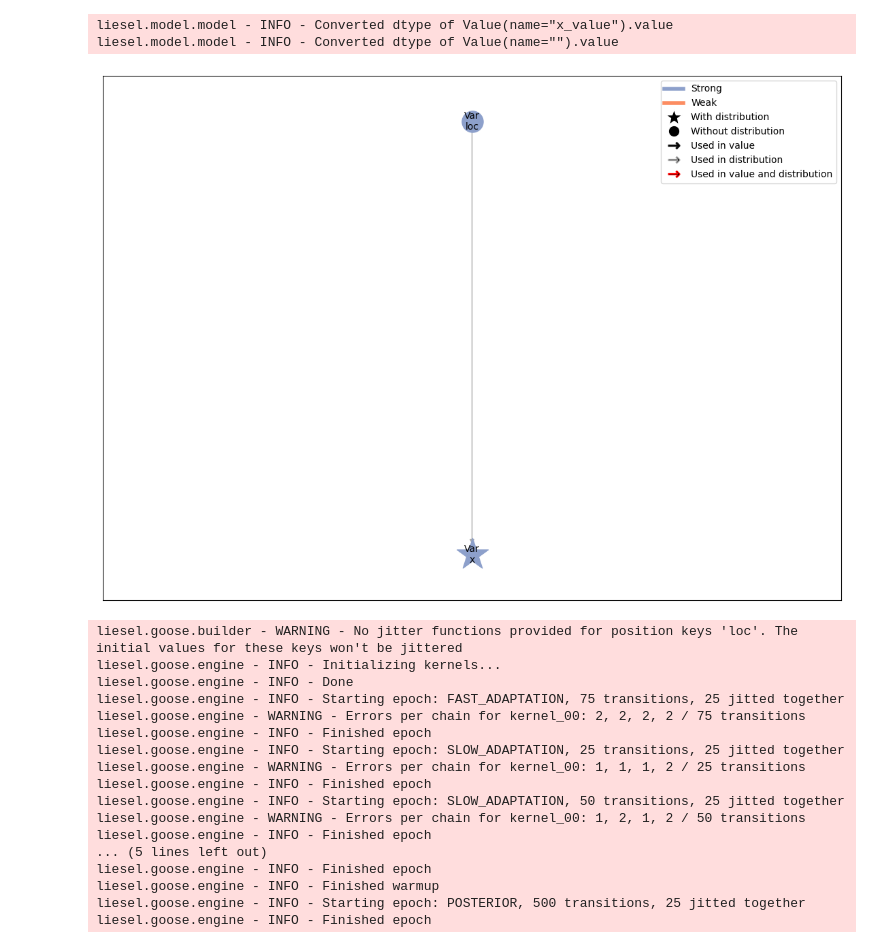
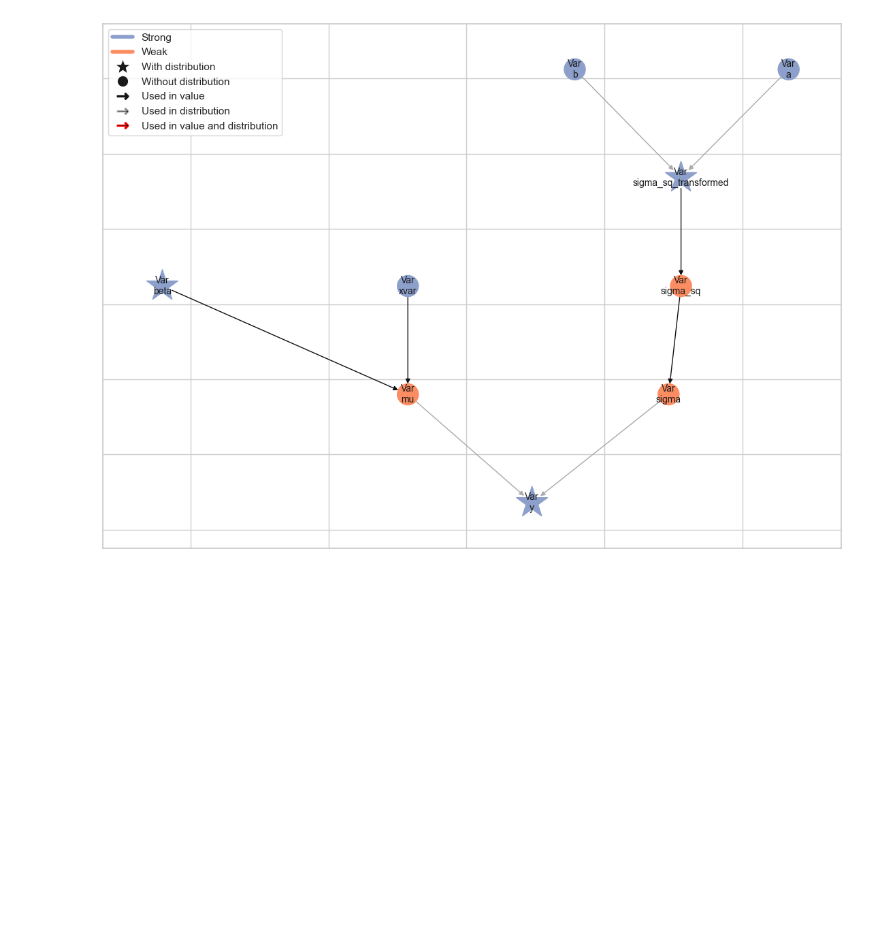
Before and after one commit to liesel-devs/statistics-retreat-2025, a Jupyter notebook: notebooks/surv_Jinbo.ipynb, the cells around one changed output. Drawn from its saved outputs; the diff is of its cells as text; code cells hidden in the pictures; blank space fills up the shorter version.

```diff
--- a/notebooks/surv_Jinbo.ipynb
+++ b/notebooks/surv_Jinbo.ipynb
@@ -51,0 +31,12 @@ plt.grid(alpha=0.3); plt.legend(); plt.tight_layout(); plt.show()
+# %%
+# Create a single indicator for censored data
+censoring_indicator = tfd.Bernoulli(probs=0.20).sample(nobs, seed=k3)
+u_lower = tfd.Uniform(low=log_y.min() - 1.0, high=log_y).sample(seed=k4)
+
+lower_bound = jnp.full_like(log_y, jnp.nan)
+upper_bound = jnp.full_like(log_y, jnp.nan)
+
+lower_bound = jnp.where(censoring_indicator == 1, u_lower, lower_bound)
+log_y_censored = jnp.where(censoring_indicator == 1, lower_bound, log_y)
+
+log_y_obs = jnp.concatenate([log_y_censored[:, None], x[:, None], lower_bound[:, None], upper_bound[:, None], censoring_indicator[:, None]], axis=1)
@@ -98,38 +177,36 @@ class RightCensoredNormal(tfd.Distribution):
 # %%
 import liesel.model as lsl
 import liesel.goose as gs
+import tensorflow_probability.substrates.jax.bijectors as tfb
 
-loc = lsl.Var.new_param(0.0, name="loc", inference=gs.MCMCSpec(gs.NUTSKernel))
-dist = lsl.Dist(RightCensoredNormal, loc=loc, scale=1.0, is_censored=is_cen)
+beta_prior = lsl.Dist(tfd.Normal, loc=0.0, scale=100.0)
+beta = lsl.Var.new_param(
+    value=jnp.array([0.0, 0.0]),
+    distribution=beta_prior,
+    name="beta",
+    inference=gs.MCMCSpec(gs.NUTSKernel)
+)
 
-xvar = lsl.Var.new_obs(x, dist, name="x")
-model = lsl.Model([xvar])
+X_mat = np.column_stack([jnp.ones(nobs), x])
+xvar = lsl.Var.new_obs(X_mat, name="xvar")
+mu = lsl.Var.new_calc(jnp.dot, xvar, beta, name="mu")
+
+a = lsl.Var.new_param(0.01, name="a")
+b = lsl.Var.new_param(0.01, name="b")
+sigma_sq_prior = lsl.Dist(tfd.InverseGamma, concentration=a, scale=b)
+sigma_sq = lsl.Var.new_param(value=10.0, distribution=sigma_sq_prior, name="sigma_sq")
+sigma_sq.transform(tfb.Exp(), inference=gs.MCMCSpec(gs.NUTSKernel))
+sigma = lsl.Var.new_calc(jnp.sqrt, sigma_sq, name="sigma").update()
+
+#loc = lsl.Var.new_param(mu, name="loc", inference=gs.MCMCSpec(gs.NUTSKernel))
+dist = lsl.Dist(RightCensoredNormal, loc=mu, scale=sigma, is_censored=log_y_obs[:, 4])
+
+#xvar = lsl.Var.new_obs(x, dist, name="x")
+
+#y_dist = lsl.Dist(dist=dist, loc=mu, scale=1.0)
+y = lsl.Var.new_obs(log_y_obs[:, 0], distribution=dist, name="y")
+
+model = lsl.Model([y])
 model.plot_vars()
-
-eb = gs.LieselMCMC(model).get_engine_builder(seed=1, num_chains=4)
-eb.set_duration(warmup_duration=300, posterior_duration=500)
-engine = eb.build()
-engine.sample_all_epochs()
-
-result = engine.get_results()
 # %% [output]
-liesel.model.model - INFO - Converted dtype of Value(name="x_value").value
-liesel.model.model - INFO - Converted dtype of Value(name="").value
-[figure, old version]
+[figure, new version]
-liesel.goose.builder - WARNING - No jitter functions provided for position keys 'loc'. The initial values for these keys won't be jittered
-liesel.goose.engine - INFO - Initializing kernels...
-liesel.goose.engine - INFO - Done
-liesel.goose.engine - INFO - Starting epoch: FAST_ADAPTATION, 75 transitions, 25 jitted together
-liesel.goose.engine - WARNING - Errors per chain for kernel_00: 2, 2, 2, 2 / 75 transitions
-liesel.goose.engine - INFO - Finished epoch
-liesel.goose.engine - INFO - Starting epoch: SLOW_ADAPTATION, 25 transitions, 25 jitted together
-liesel.goose.engine - WARNING - Errors per chain for kernel_00: 1, 1, 1, 2 / 25 transitions
-liesel.goose.engine - INFO - Finished epoch
-liesel.goose.engine - INFO - Starting epoch: SLOW_ADAPTATION, 50 transitions, 25 jitted together
-liesel.goose.engine - WARNING - Errors per chain for kernel_00: 1, 2, 1, 2 / 50 transitions
-liesel.goose.engine - INFO - Finished epoch
-... (5 lines left out)
-liesel.goose.engine - INFO - Finished epoch
-liesel.goose.engine - INFO - Finished warmup
-liesel.goose.engine - INFO - Starting epoch: POSTERIOR, 500 transitions, 25 jitted together
-liesel.goose.engine - INFO - Finished epoch
```
Also changed, not shown: parts of 17 cells of this notebook.
